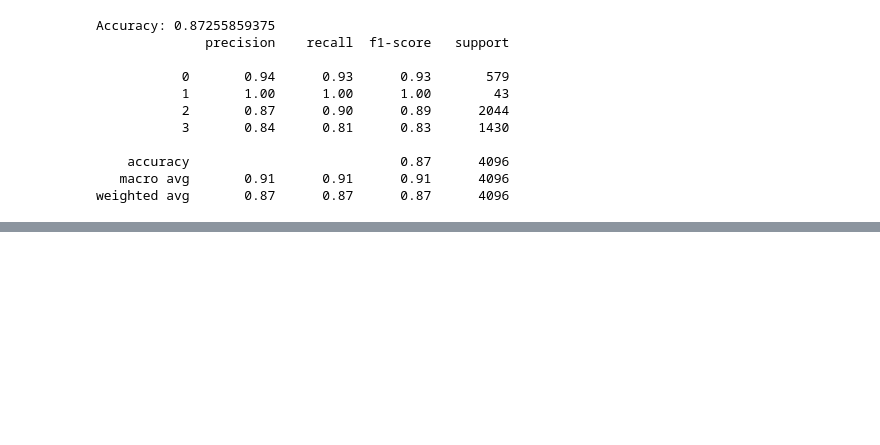
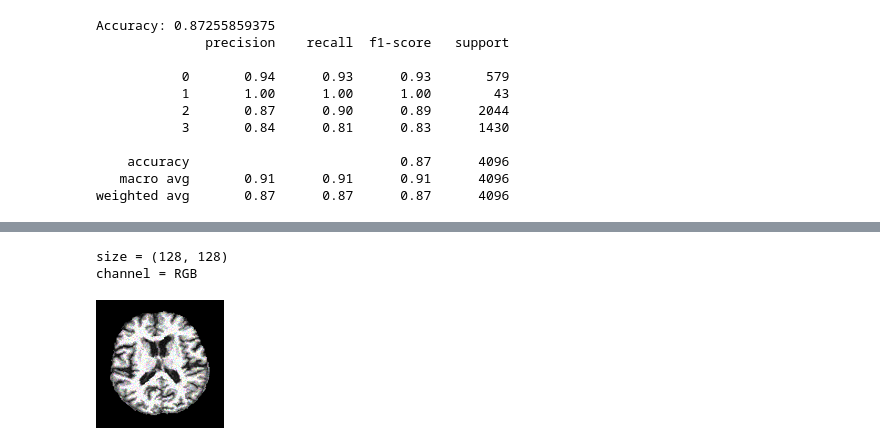
Before and after one commit to Newinacode/ML-Alzheimer-disease, a Jupyter notebook: logistic regression.ipynb, the cells around one changed output, grey strips where cells are left out. Cells and saved outputs as stored; diff of their text form; code cells hidden in the pictures; blank space fills up the shorter version.

Commit message:
use augment dataset

```diff
--- a/logistic regression.ipynb
+++ b/logistic regression.ipynb
@@ -126,0 +252,12 @@ weighted avg       0.87      0.87      0.87      4096
+# %%
+aug = dataset["aug"]
+# checking dimension and channels of images in aug
+first_aug_image = aug[0]["image"]
+
+print(f"size = {first_aug_image.size}")
+print(f"channel = {first_aug_image.mode}")
+first_aug_image
+# %% [output]
+size = (128, 128)
+channel = RGB
+[figure, added]
```
Also changed, not shown: parts of 34 cells of this notebook.
